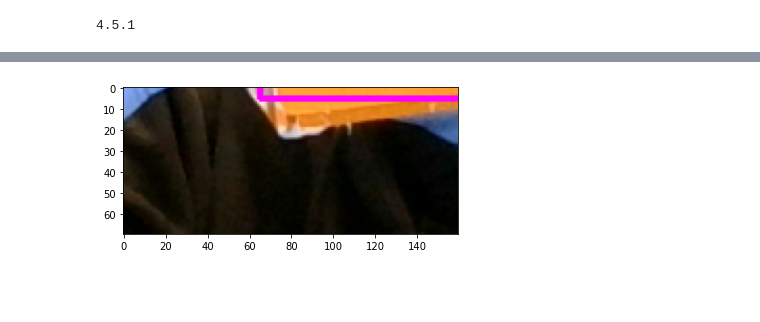
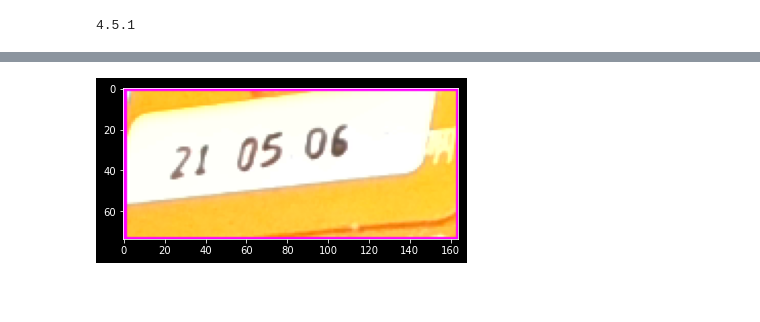
Before and after one commit to MinSoo97/joljak, a Jupyter notebook: yolo_test.ipynb, the cells around one changed output, grey strips where cells are left out. Saved outputs shown, nothing was run; the diff lists cells and outputs as text; code cells hidden in the pictures.

```diff
--- a/yolo_test.ipynb
+++ b/yolo_test.ipynb
@@ -2,8 +2,10 @@
 import cv2
 import numpy as np
 import datetime
-from matplotlib import pyplot as plt
 import time
+import matplotlib.pyplot as plt
+import pytesseract
+plt.style.use('dark_background')
 print(cv2.__version__)
 # %% [output]
 4.5.1
@@ -13,23 +15,26 @@ whT = 320
 
 confThreshold = 0.5
 nmsThreshold = 0.3
+
 a = [0,0,0,0,0]
 x,y,w,h = 0,0,0,0
 ED = True
-classesFile = 'obj.names'
+
+classesFile = 'obj.names'   #내가 가지는 클래스 이름이 들어가있는 파일
 classNames = []
 
 with open(classesFile, 'rt') as f:
-    classNames = f.read().rstrip('\n').split('\n')
+    classNames = f.read().rstrip('\n').split('\n')   #Expiration date 하나밖에 없어서 이거 하나
+
 
 #print(classNames)
 #print(len(classNames))
 
-modelConfiguration= 'yolov3_ED.cfg'
-modelWeights= 'yolov3_best.weights'
+modelConfiguration= 'yolov3_ED.cfg' #모델 구조
+modelWeights= 'yolov3_best.weights' #가중치
 
-net = cv2.dnn.readNetFromDarknet(modelConfiguration,modelWeights)
-net.setPreferableBackend(cv2.dnn.DNN_BACKEND_OPENCV)
+net = cv2.dnn.readNetFromDarknet(modelConfiguration,modelWeights) #다크넷 실행 모델구조랑 가중치 들고오겠다.
+net.setPreferableBackend(cv2.dnn.DNN_BACKEND_OPENCV) #
 net.setPreferableTarget(cv2.dnn.DNN_TARGET_CPU)
 
 def findObjects(outputs,img):
@@ -60,9 +65,6 @@ def findObjects(outputs,img):
         x,y,w,h = box[0],box[1],box[2],box[3]
         cv2.rectangle(img,(x,y),(x+w,y+h),(255,0,255),2)
         cv2.putText(img,f'{classNames[classIds[i]].upper()} {int(confs[i]*100)}%', (x,y-10),cv2.FONT_HERSHEY_SIMPLEX,0.6,(255,0,255),2)
-        #ED_pic = frame[x:x+h, y:y+w]
-       # plt.imshow(ED_pic)
-       # plt.show
 
         #print(classNames[classIds[i]].upper())
         if indices == [[0]]:
@@ -75,50 +77,34 @@ def findObjects(outputs,img):
             break
 
 
+while True:
+    success, img = cap.read()
 
-def Main():
-    while True:
-        success, img = cap.read()
+    blob = cv2.dnn.blobFromImage(img,1/255,(whT,whT),[0,0,0],1,crop=False)
+    net.setInput(blob)
 
-        blob = cv2.dnn.blobFromImage(img,1/255,(whT,whT),[0,0,0],1,crop=False)
-        net.setInput(blob)
+    layerNames = net.getLayerNames()
+   # print(layerNames)
+    outputNames = [layerNames[i[0]-1] for i in net.getUnconnectedOutLayers()]
+    #print(outputNames)
+   # print(net.getUnconnectedOutLayers())
 
-        layerNames = net.getLayerNames()
-       # print(layerNames)
-        outputNames = [layerNames[i[0]-1] for i in net.getUnconnectedOutLayers()]
-        #print(outputNames)
-       # print(net.getUnconnectedOutLayers())
+    outputs = net.forward(outputNames)
 
-        outputs = net.forward(outputNames)
-        #print(outputs[0].shape)
-        #print(outputs[1].shape)
-        #print(outputs[2].shape)
-        #print(outputs[0][0])
+    findObjects(outputs,img)
 
-        findObjects(outputs,img)
+    if a[0] == 1:
+        ED_pic = img[a[2]:a[2]+a[4], a[1]:a[1]+a[3]]
+        plt.imshow(ED_pic)
+        break
+    plt.show()
+    print(a)
 
-        if a[0] == 1:
-            ret,frame = cap.read()
-            ED_pic = img[a[1]:a[1]+a[4], a[2]:a[2]+a[3]]
-            plt.imshow(ED_pic)
-            plt.show
-            print(a)
-            break
-
-
-
-    #     if not ED:
-    #         ret,frame = cap.read()
-    #         ED_pic = img[x:x+h, y:y+w]
-    #         plt.imshow(ED_pic)
-    #         plt.show
-    #         ret,frame = cap.read()
-    #         ED_pic = img[x:x+h, y:y+w]
-    #         plt.imshow(ED_pic)
-    #         plt.show
-    #         break
-        cv2.imshow('Img',img)
-        cv2.waitKey(1)
-
-Main()
+    cv2.imshow('Img',img)
+    key = cv2.waitKey(1)
+    if key == ord('q'):
+        break
+    elif key == ord('s'):
+        i += 1
+        cv2.imwrite('c_%03d.jpg' % i, img)
 # %% [output]
@@ -126,3 +128,3 @@ Main()
-[figure, old version]
+[figure, new version]
 # %% [markdown]
 #
```
Also changed, not shown: parts of 1 cell of this notebook.
